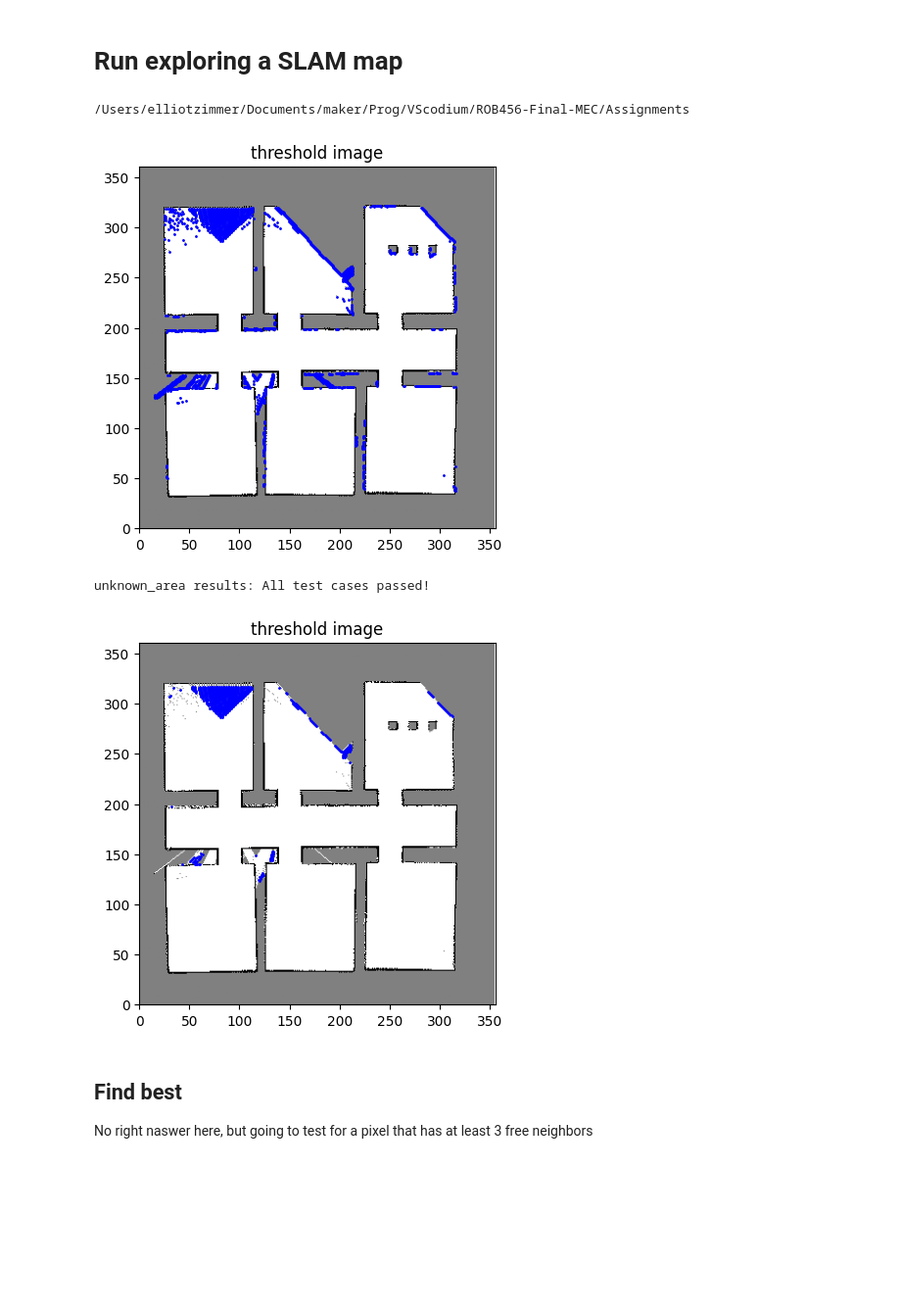
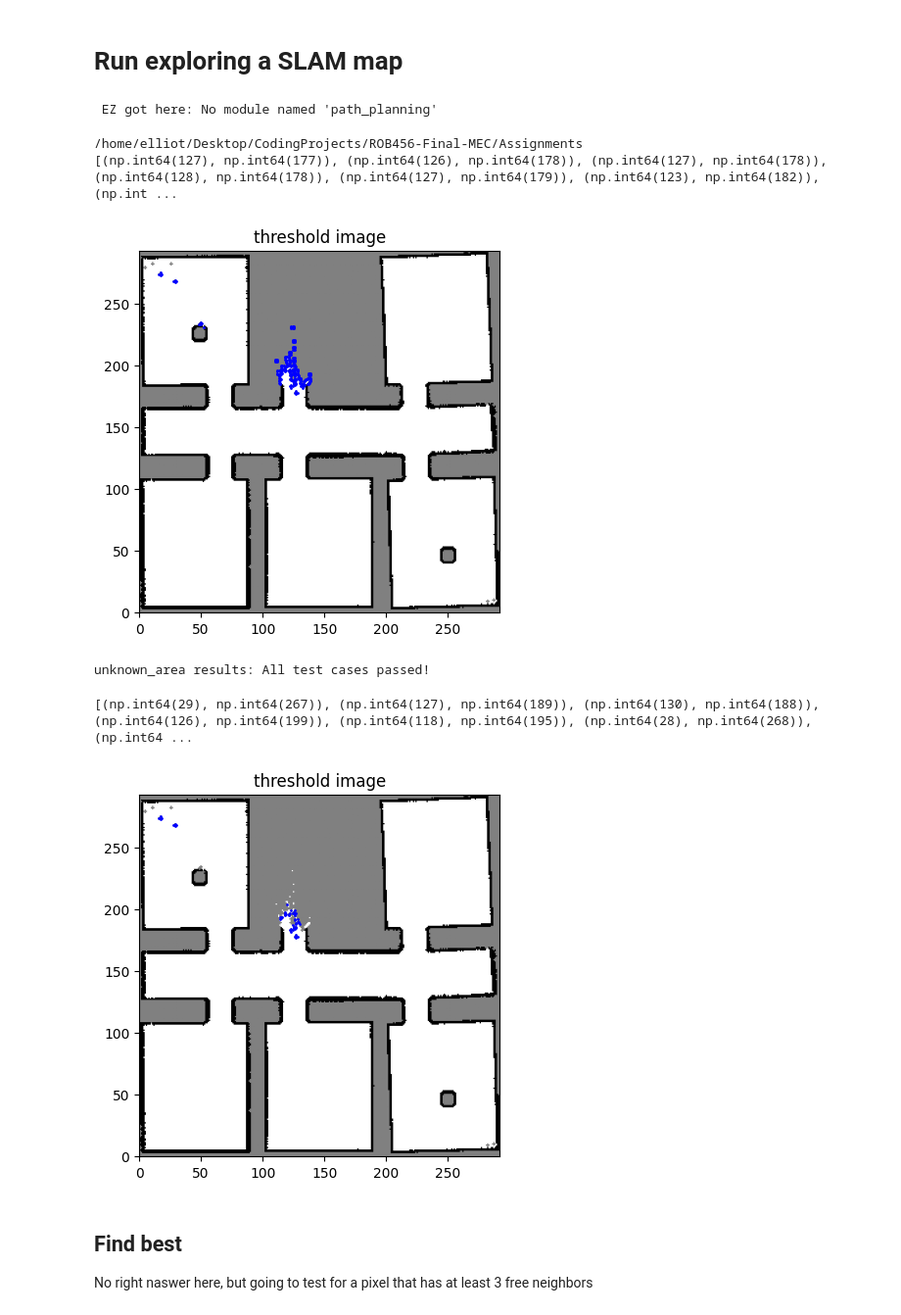
Before and after one commit to ROB456-Final-Project-Group-MEC/ROB456-Final-MEC, a Jupyter notebook: Assignments/check_exploring.ipynb, the cells around one changed output. Shown at 98% size. Drawn from its saved outputs; the diff is of its cells as text; code cells hidden in the pictures; blank space fills up the shorter version.

```diff
--- a/Assignments/check_exploring.ipynb
+++ b/Assignments/check_exploring.ipynb
@@ -29,7 +29,8 @@ import os
 try:
     from path_planning import dijkstra, plot_with_path, open_image
     from exploring import find_all_possible_goals, find_best_point, plot_with_explore_points, find_waypoints, test_unseen, test_best
-except:
+except Exception as e:
+    print(f" EZ got here: {e}")
     cur_dir = os.getcwd()
     if "Assignments" in cur_dir or "Skills" in cur_dir:
         path_planning_dir = "../ros_ws/src/lab3/lab3"
@@ -38,22 +39,36 @@ except:
         from path_planning import dijkstra, plot_with_path, open_image
         from exploring import find_all_possible_goals, find_best_point, plot_with_explore_points, find_waypoints, test_unseen, test_best, plot_image, plot_goal_pts_explore_pts, find_best_points
         os.chdir(cur_dir)
+
+# r_dir = os.getcwd()
+# if "Assignments" in cur_dir or "Skills" in cur_dir:
+#     path_planning_dir = "../ros_ws/src/lab3/lab3"
+
+#     os.chdir(path_planning_dir)
+#     from path_planning import dijkstra, plot_with_path, open_image
+#     from exploring import find_all_possible_goals, find_best_point, plot_with_explore_points, find_waypoints, test_unseen, test_best, plot_image, plot_goal_pts_explore_pts, find_best_points
+#     os.chdir(cur_dir)
+# %% [output]
+ EZ got here: No module named 'path_planning'
 # %%
 # You can use map or initial
-_, im_thresh = open_image("map.pgm")
+# _, im_thresh = open_image("map.pgm")
+im_thresh, _ = open_image("explored_map.pgm")
 # print(im_thresh.shape)
 # plot_image(im_thresh)
 # Split into two pieces - find all of the points that are adjacent to an unknown area and a visible area. The
 #. next question will pick the "best" one
 all_unseen = find_all_possible_goals(im_thresh)
+print(all_unseen)
 assert test_unseen(im_thresh, all_unseen)
 
 # Note: This can be a little slow (it's drawing a lot of little points)
 zoom = 1.0
 plot_with_explore_points(im_thresh, zoom=1.0, robot_loc=None, explore_points=all_unseen, best_pt=None)
 # %% [output]
-/Users/elliotzimmer/Documents/maker/Prog/VScodium/ROB456-Final-MEC/Assignments
+/home/elliot/Desktop/CodingProjects/ROB456-Final-MEC/Assignments
+[(np.int64(127), np.int64(177)), (np.int64(126), np.int64(178)), (np.int64(127), np.int64(178)), (np.int64(128), np.int64(178)), (np.int64(127), np.int64(179)), (np.int64(123), np.int64(182)), (np.int ...
-[figure, old version]
+[figure, new version]
 # %%
 grader.check("unknown_area")
 # %% [output]
@@ -62,9 +77,11 @@ unknown_area results: All test cases passed!
 # to visualize areas of interst in exploring:
 robot_start_loc = (60, 40)
 better_pts = find_best_points(im_thresh, all_unseen, robot_loc=robot_start_loc)
+print(better_pts)
 plot_with_explore_points(im_thresh, zoom=1.0, robot_loc=None, explore_points=better_pts, best_pt=None)
 # %% [output]
+[(np.int64(29), np.int64(267)), (np.int64(127), np.int64(189)), (np.int64(130), np.int64(188)), (np.int64(126), np.int64(199)), (np.int64(118), np.int64(195)), (np.int64(28), np.int64(268)), (np.int64 ...
-[figure, old version]
+[figure, new version]
 # %% [markdown]
 ## Find best
 No right naswer here, but going to test for a pixel that has at least 3 free neighbors
```
Also changed, not shown: parts of 7 cells of this notebook, 6 other files.
